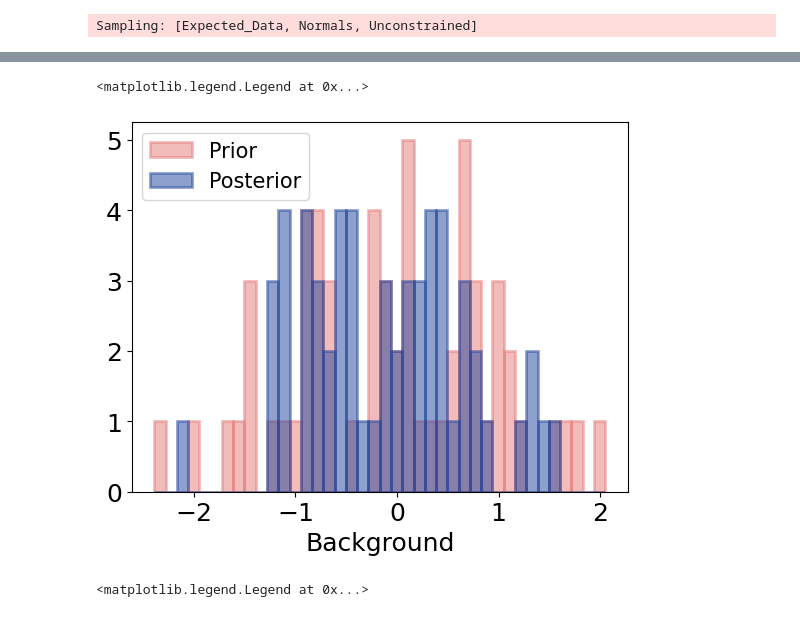
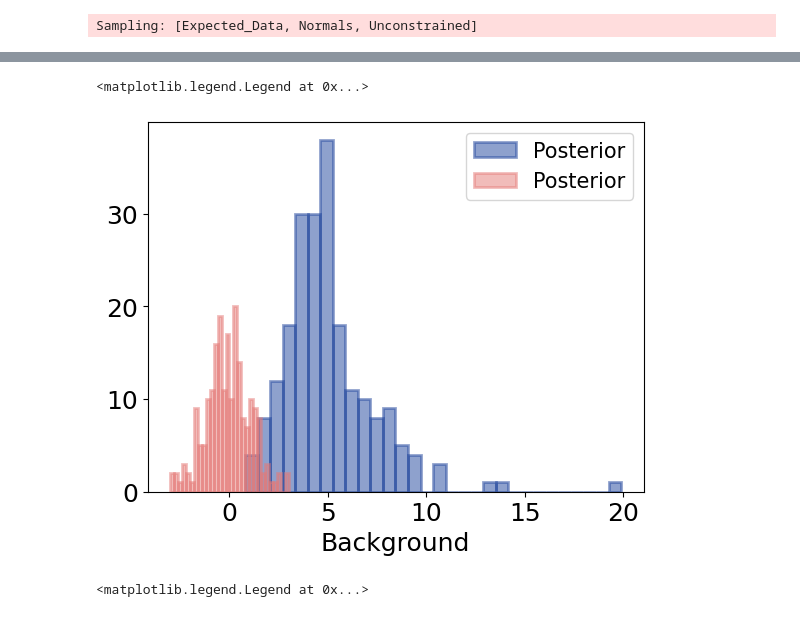
Before and after one commit to malin-horstmann/bayesian_pyhf, a Jupyter notebook: examples/final_plots.ipynb, the cells around one changed output, grey strips where cells are left out. Cells and saved outputs as stored; diff of their text form; code cells hidden in the pictures.

```diff
--- a/examples/final_plots.ipynb
+++ b/examples/final_plots.ipynb
@@ -296,13 +280,19 @@ Sampling 1 chain for 1_000 tune and 1 draw iterations (1_000 + 1 draws total) to
+# %%
+post_Unconstrained = np.asarray(pd.read_csv('post_Unconstrained_Metropolis.txt', header=None))[0].tolist()
+post_Unconstrained.remove(' ')
+post_Normals = np.asarray(pd.read_csv('post_Normals_Metropolis.txt', header=None))[0].tolist()
+post_Normals.remove(' ')
 # %%
-plt.hist(prior_Normals, 40, alpha = 0.5, color=orange, linewidth=2, label='Prior', edgecolor=orange)
-_, bins, _ = plt.hist(prior_Normals, bins=40, histtype='step', color=orange, alpha=0.000001)
-plt.hist(post_Normals, bins=bins, alpha = 0.5, color=blue, linewidth=2, label='Posterior', edgecolor=blue)
+# plt.hist(prior_Normals, 40, alpha = 0.5, color=orange, linewidth=2, label='Prior', edgecolor=orange)
+# _, bins, _ = plt.hist(prior_Normals, bins=40, histtype='step', color=orange, alpha=0.000001)
+plt.hist(post_Unconstrained, bins=30, alpha = 0.5, color=blue, linewidth=2, label='Posterior', edgecolor=blue)
+plt.hist(post_Normals, bins=30, alpha = 0.5, color=orange, linewidth=2, label='Posterior', edgecolor=orange)
 plt.xlabel('Background')
 
 plt.legend()
 # %% [output]
 <matplotlib.legend.Legend at 0x...>
-[figure, old version]
+[figure, new version]
 # %%
 plt.hist(prior_Unconstrained, 40, alpha = 0.5, color=orange, linewidth=2, label='Prior', edgecolor=orange)
 _, bins, _ = plt.hist(prior_Unconstrained, bins=40, histtype='step', color=orange, alpha=0.000001)
```
Also changed, not shown: parts of 9 cells of this notebook.
